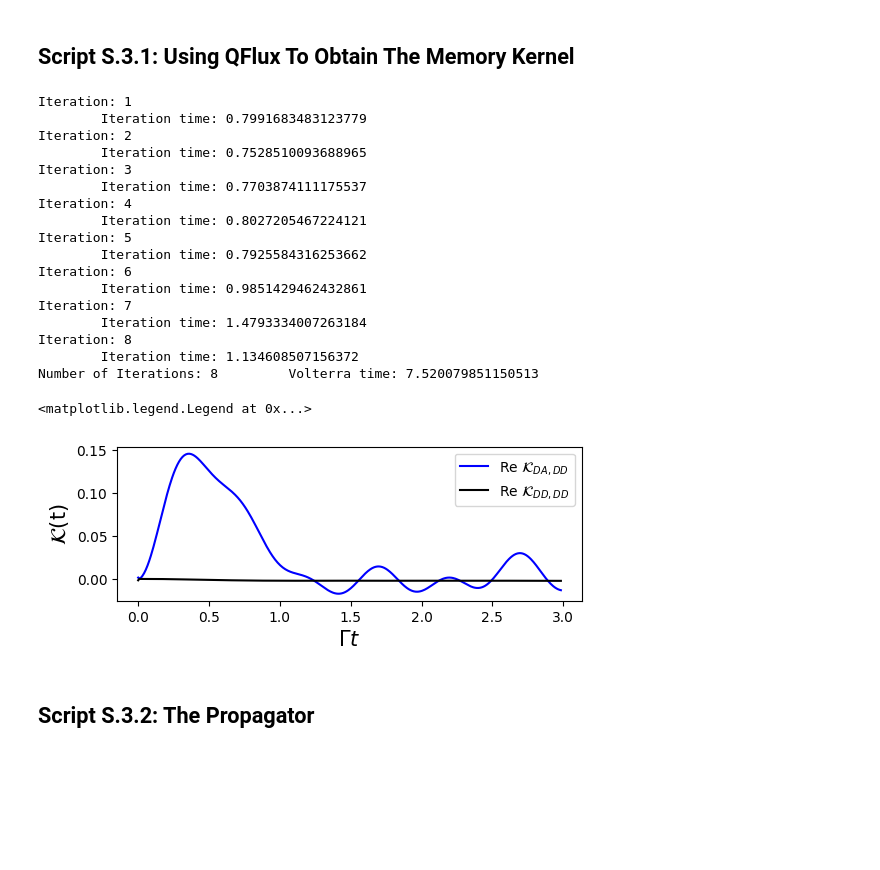
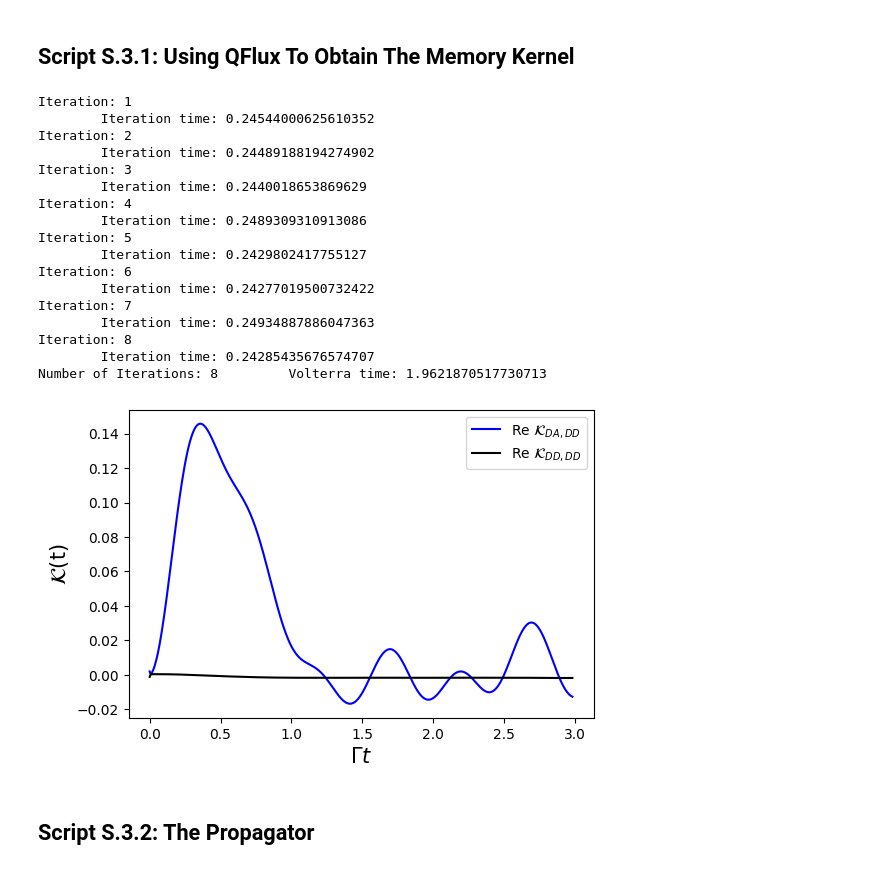
Before and after one commit to batistagroup/qflux, a Jupyter notebook: demos/manuscript/JCTC_VI.ipynb, the cells around one changed output. Drawn from its saved outputs; the diff is of its cells as text; code cells hidden in the pictures; blank space fills up the shorter version.

```diff
--- a/demos/manuscript/JCTC_VI.ipynb
+++ b/demos/manuscript/JCTC_VI.ipynb
@@ -188,11 +199,12 @@ for i in range(1,pa.TIME_STEPS):
   sigma_liou[i] = LA.expm(-1j*LN0*pa.DT)@sigma_liou[i-1]
 
 #read TT-TFD result and plot to compare
-timeVec, sigma_tt_tfd = wr.read_operator_array(pa.TIME_STEPS,"qflux/data/GQME_Example/TTTFD_Output/TFDSigma_")
-plt.figure(figsize=(6,2))
+timeVec, sigma_tt_tfd = wr.read_operator_array(pa.TIME_STEPS,f"{data_dir}/TTTFD_Output/TFDSigma_")
+plt.figure(figsize=(6,4))
 plt.plot(time_arr, sigma_liou[:,0].real,'b-', label='Liouvillian only')
 plt.plot(timeVec,  sigma_tt_tfd[:,0].real,'ko', markersize=4,markevery=15, label='TT-TFD')
 plt.xlabel(r'$\Gamma t$',fontsize=15)
 plt.ylabel(r'$\sigma_{DD}$(t)',fontsize=15)
-plt.legend(loc = 'upper right')
+plt.legend(loc = (0.22, 0.8))
+plt.show()
 # %% [output]
@@ -203,55 +214,57 @@ plt.legend(loc = 'upper right')
 # %% [markdown]
 ## Script S.3.1: Using QFlux To Obtain The Memory Kernel <a name="ScriptSpt3pt1"></a>
 # %%
-#1. get the propagator for memory kernel calculation
+# 1. Get the propagator for memory kernel calculation
 
-#The line below calculates all U elements with TT-TFD. The expected waiting time is 40 minutes on Google Colab.
-#To save time, the results are already pre-computed and saved, and Is_run_dynamics is therefore set as False.
-#The following code would still run normally. Please set Is_run_dynamics = True if one wishes to perform these calculations.
+# The line below calculates all U elements with TT-TFD. The expected waiting time is 40 minutes on Google Colab.
+# To save time, the results are already pre-computed and saved, and Is_run_dynamics is therefore set as False.
+# The following code would still run normally. Please set Is_run_dynamics = True if one wishes to perform these calculations.
+
 if Is_run_dynamics:
   print('==================now using tt-tfd to calculate propagator')
   timeVec,Gt = SBM.cal_propagator_tttfd()
   print('End of calculate propagator')
 
   #output the propagator
-  wr.output_superoper_array(timeVec,Gt,"qflux/data/GQME_Example/U_Output/U_")
+  wr.output_superoper_array(timeVec,Gt,f"{data_dir}/U_Output/U_")
 else:
-  timeVec,Gt = wr.read_superoper_array(pa.TIME_STEPS,"qflux/data/GQME_Example/U_Output/U_")
+  timeVec,Gt = wr.read_superoper_array(pa.TIME_STEPS,f"{data_dir}/U_Output/U_")
   SBM.setup_propagator(Gt)
 
 #2. volterra scheme: calculating the Memory kernel and output to the file
 kernel = SBM.get_memory_kernel()
 #output the kernel
-wr.output_superoper_array(timeVec,kernel,"qflux/data/GQME_Example/K_Output/K_")
+wr.output_superoper_array(timeVec,kernel,f"{data_dir}/K_Output/K_")
 # %% [output]
 Iteration: 1
-        Iteration time: 0.7991683483123779
+        Iteration time: 0.24544000625610352
 Iteration: 2
-        Iteration time: 0.7528510093688965
+        Iteration time: 0.24489188194274902
 Iteration: 3
-        Iteration time: 0.7703874111175537
+        Iteration time: 0.2440018653869629
 Iteration: 4
-        Iteration time: 0.8027205467224121
+        Iteration time: 0.2489309310913086
 Iteration: 5
-        Iteration time: 0.7925584316253662
+        Iteration time: 0.2429802417755127
 Iteration: 6
-        Iteration time: 0.9851429462432861
+        Iteration time: 0.24277019500732422
 Iteration: 7
-        Iteration time: 1.4793334007263184
+        Iteration time: 0.24934887886047363
 Iteration: 8
-        Iteration time: 1.134608507156372
-Number of Iterations: 8         Volterra time: 7.520079851150513
+        Iteration time: 0.24285435676574707
+Number of Iterations: 8         Volterra time: 1.9621870517730713
 # %%
-#plot the kernel without the last two boundary points that have numerical errors
-plt.figure(figsize=(6,2))
+# Plot the kernel without the last two boundary points that have numerical errors
+
+plt.figure(figsize=(6,4))
 plt.plot(timeVec[:-2], kernel[:-2,1,0].real,'b-', label=r'Re $\mathcal{K}_{DA,DD}$')
 plt.plot(timeVec[:-2], kernel[:-2,0,0].real,'k-', label=r'Re $\mathcal{K}_{DD,DD}$')
 plt.xlabel(r'$\Gamma t$',fontsize=15)
 plt.ylabel(r'$\mathcal{K}$(t)',fontsize=15)
 plt.legend(loc = 'upper right')
+plt.show()
 # %% [output]
-<matplotlib.legend.Legend at 0x...>
-[figure, old version]
+[figure, new version]
 # %% [markdown]
 ## Script S.3.2: The Propagator <a name="ScriptSpt3pt2"></a>
 # %%
```
Also changed, not shown: parts of 20 cells of this notebook, 1 other file.
